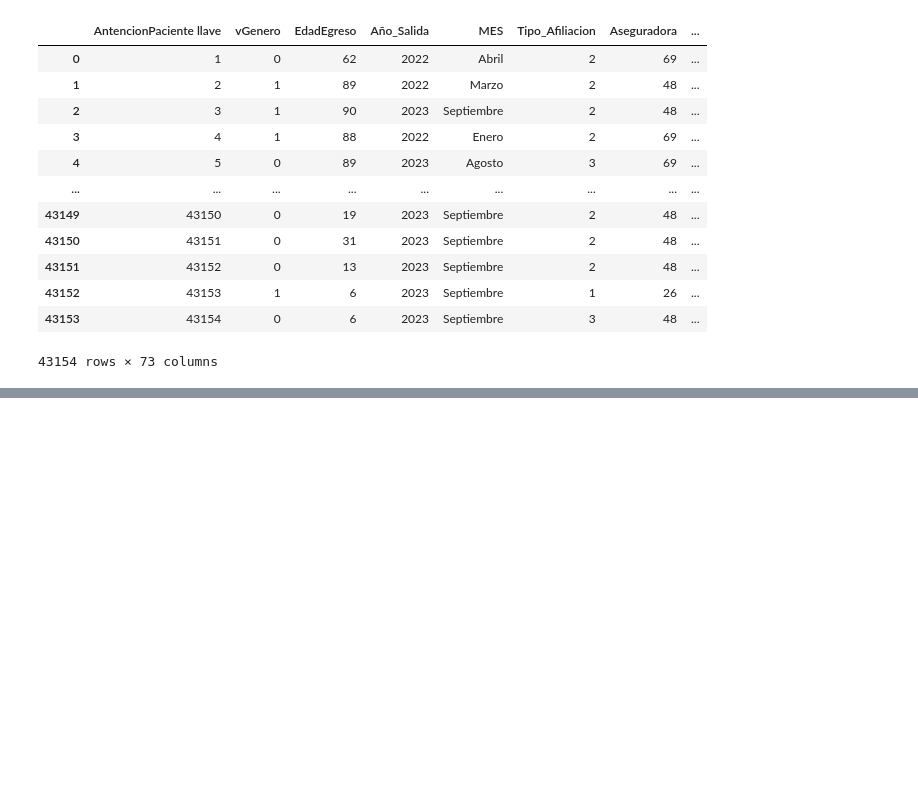
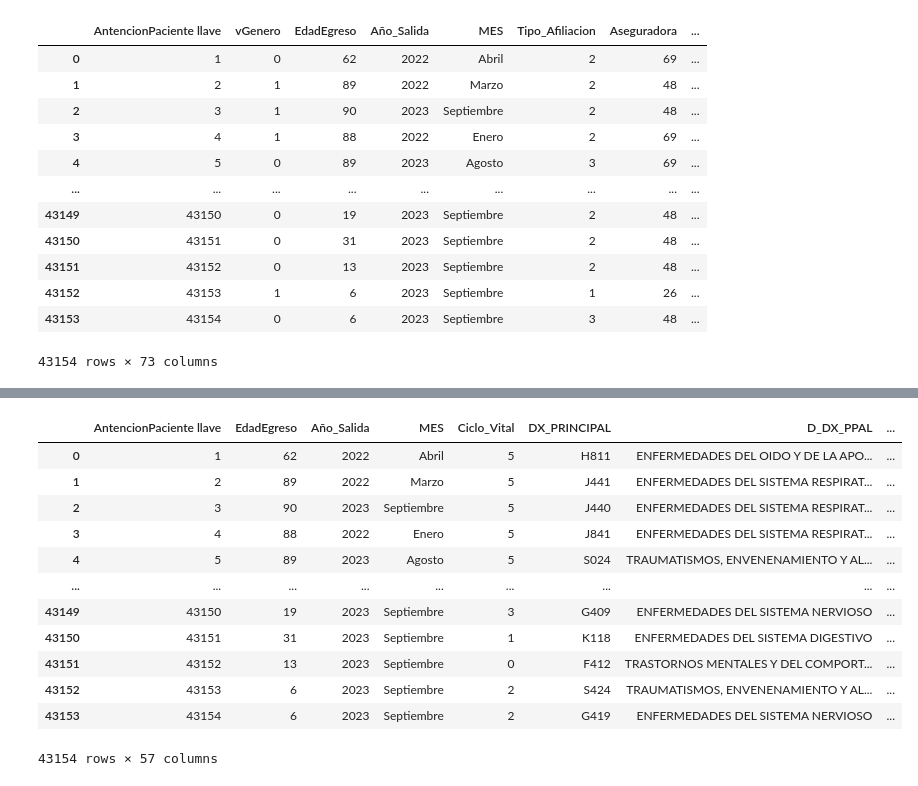
Before and after one commit to Nerak1106/HackeatonRetoDataScience, a Jupyter notebook: Copia_de_RetoDataScience.ipynb, the cells around one changed output, grey strips where cells are left out. Drawn from its saved outputs; the diff is of its cells as text; code cells hidden in the pictures; blank space fills up the shorter version.

```diff
--- a/Copia_de_RetoDataScience.ipynb
+++ b/Copia_de_RetoDataScience.ipynb
@@ -33,0 +58,19 @@ df_oro
+# %%
+# Eliminamos columnas no deseadas
+
+df10 = df_oro.drop(['vGenero', 'piso', 'Aseguradora', 'Tipo_Afiliacion', 'Modalidad_Contrato', 'Transfusiones', 'Antioboticos', 'ID_Medico_registra', 'NombreTipoDiagnostico', 'bloque', 'Aseguradora2', 'MODALIDAD', 'ESPECIALIDAD_GRD', 'Hospitalizacion', 'Tipo_Internacion', 'UCI_UCE'] , axis=1)
+df10
+# %% [output]
+|  | AntencionPaciente llave | EdadEgreso | Año_Salida | MES | Ciclo_Vital | DX_PRINCIPAL | D_DX_PPAL | ... |
+| 0 | 1 | 62 | 2022 | Abril | 5 | H811 | ENFERMEDADES DEL OIDO Y DE LA APO... | ... |
+| 1 | 2 | 89 | 2022 | Marzo | 5 | J441 | ENFERMEDADES DEL SISTEMA RESPIRAT... | ... |
+| 2 | 3 | 90 | 2023 | Septiembre | 5 | J440 | ENFERMEDADES DEL SISTEMA RESPIRAT... | ... |
+| 3 | 4 | 88 | 2022 | Enero | 5 | J841 | ENFERMEDADES DEL SISTEMA RESPIRAT... | ... |
+| 4 | 5 | 89 | 2023 | Agosto | 5 | S024 | TRAUMATISMOS, ENVENENAMIENTO Y AL... | ... |
+| ... | ... | ... | ... | ... | ... | ... | ... | ... |
+| 43149 | 43150 | 19 | 2023 | Septiembre | 3 | G409 | ENFERMEDADES DEL SISTEMA NERVIOSO | ... |
+| 43150 | 43151 | 31 | 2023 | Septiembre | 1 | K118 | ENFERMEDADES DEL SISTEMA DIGESTIVO | ... |
+| 43151 | 43152 | 13 | 2023 | Septiembre | 0 | F412 | TRASTORNOS MENTALES Y DEL COMPORT... | ... |
+| 43152 | 43153 | 6 | 2023 | Septiembre | 2 | S424 | TRAUMATISMOS, ENVENENAMIENTO Y AL... | ... |
+| 43153 | 43154 | 6 | 2023 | Septiembre | 2 | G419 | ENFERMEDADES DEL SISTEMA NERVIOSO | ... |
+43154 rows × 57 columns
```
Also changed, not shown: parts of 2 cells of this notebook.
